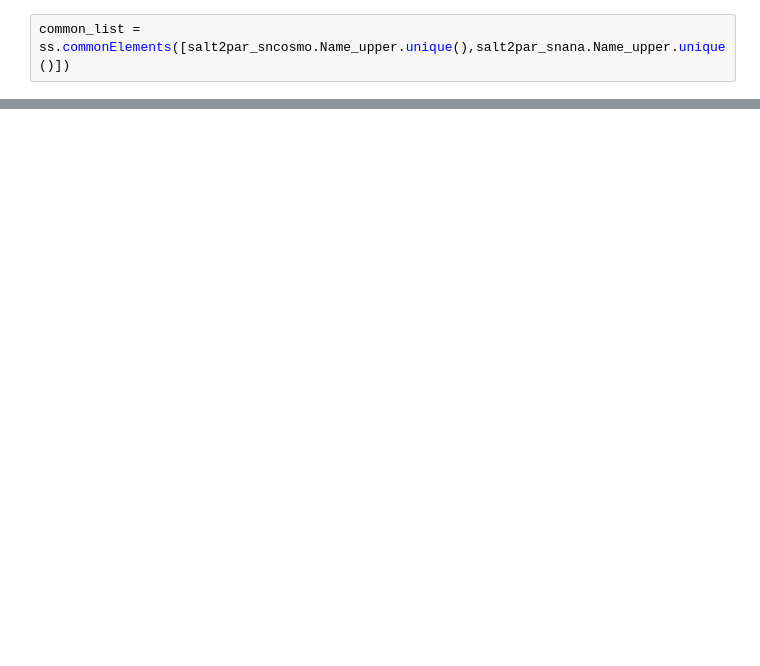
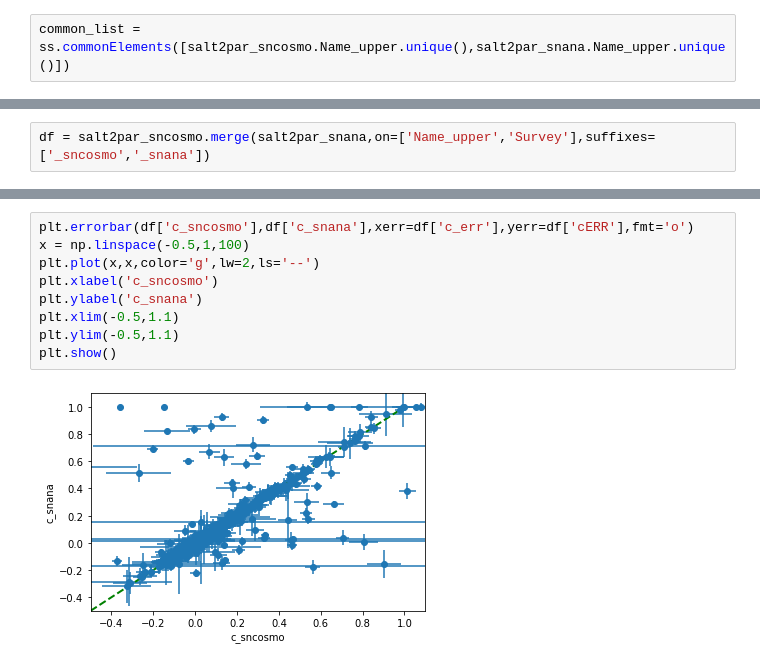
Before and after one commit to mi-dai/sncosmo_vs_snana, a Jupyter notebook: sncosmo_vs_snana.ipynb, the cells around one changed output, grey strips where cells are left out. Cells and saved outputs as stored; diff of their text form; blank space fills up the shorter version.

```diff
--- a/sncosmo_vs_snana.ipynb
+++ b/sncosmo_vs_snana.ipynb
@@ -18,0 +243,2 @@ common_list = ss.commonElements([salt2par_sncosmo.Name_upper.unique(),salt2par_s
+# %%
+df = salt2par_sncosmo.merge(salt2par_snana,on=['Name_upper','Survey'],suffixes=['_sncosmo','_snana'])
@@ -18,0 +265,11 @@ common_list = ss.commonElements([salt2par_sncosmo.Name_upper.unique(),salt2par_s
+# %%
+plt.errorbar(df['c_sncosmo'],df['c_snana'],xerr=df['c_err'],yerr=df['cERR'],fmt='o')
+x = np.linspace(-0.5,1,100)
+plt.plot(x,x,color='g',lw=2,ls='--')
+plt.xlabel('c_sncosmo')
+plt.ylabel('c_snana')
+plt.xlim(-0.5,1.1)
+plt.ylim(-0.5,1.1)
+plt.show()
+# %% [output]
+[figure, added]
```
Also changed, not shown: parts of 17 cells of this notebook, 1 other file.
